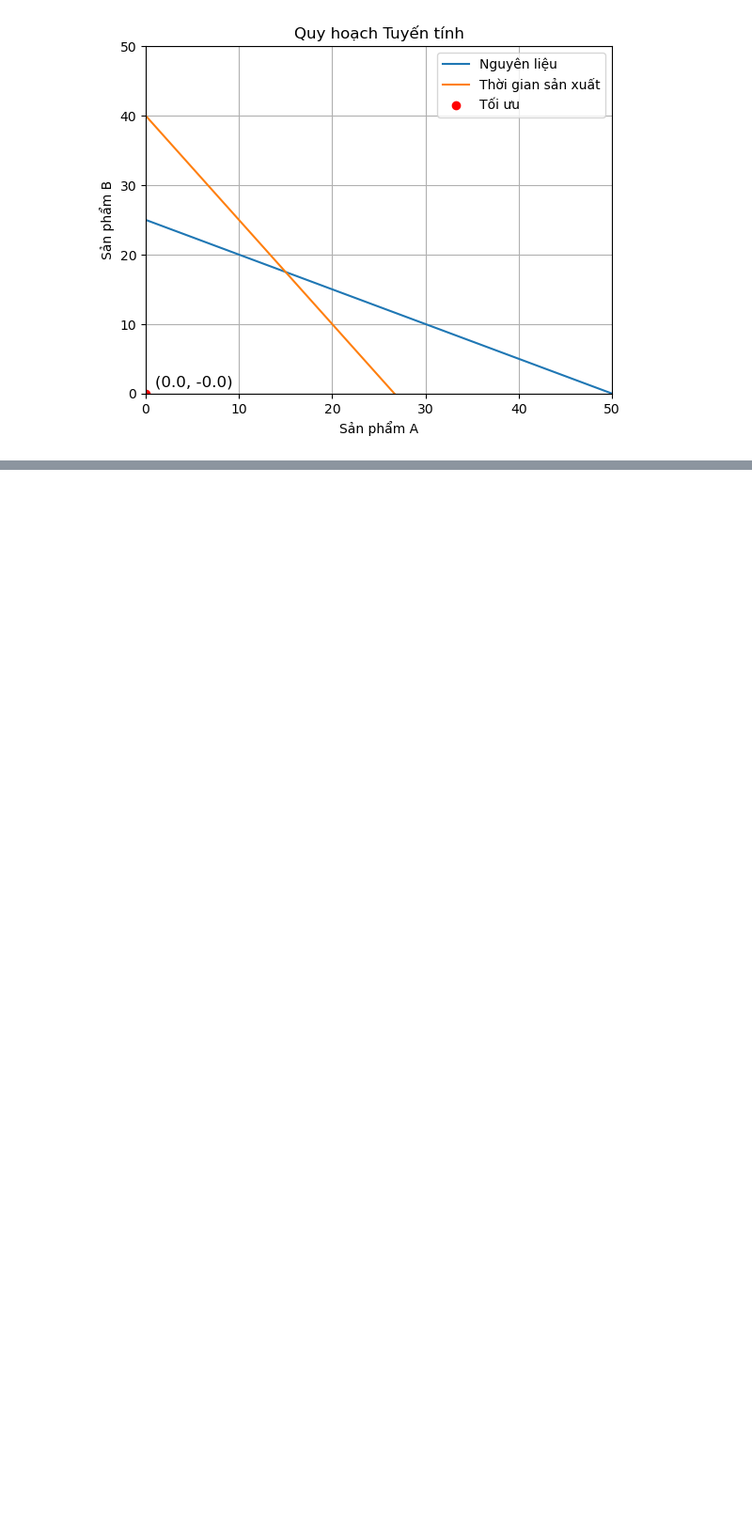
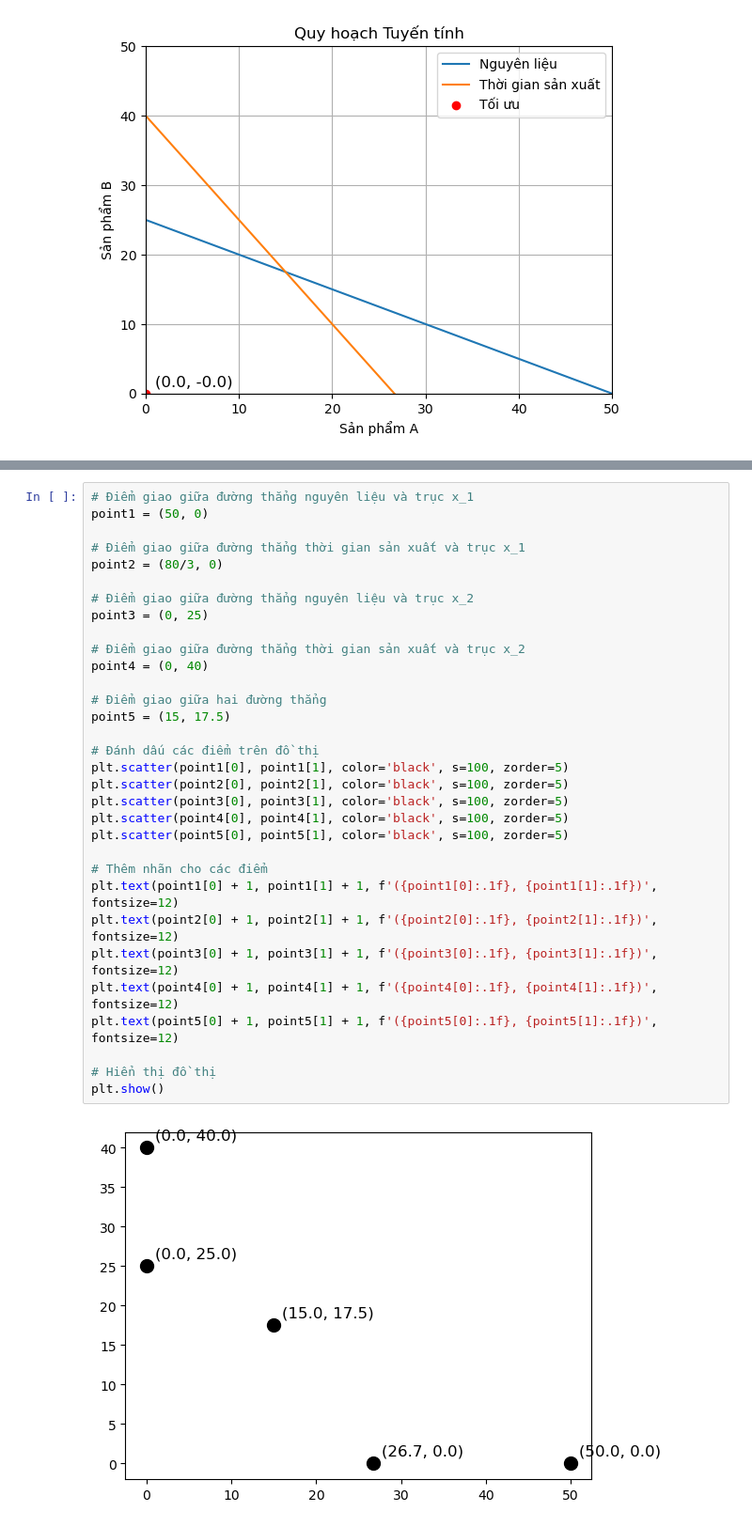
Before and after one commit to khang3004/Optimization_Course, a Jupyter notebook: demo_codes/demo_cvxopt_LinearPrograming.ipynb, the cells around one changed output, grey strips where cells are left out. Shown: that part at 94% size. Drawn from its saved outputs; the diff is of its cells as text; blank space fills up the shorter version.

```diff
--- a/demo_codes/demo_cvxopt_LinearPrograming.ipynb
+++ b/demo_codes/demo_cvxopt_LinearPrograming.ipynb
@@ -77,0 +138,34 @@ plt.show()
+# %%
+# Điểm giao giữa đường thẳng nguyên liệu và trục x_1
+point1 = (50, 0)
+
+# Điểm giao giữa đường thẳng thời gian sản xuất và trục x_1
+point2 = (80/3, 0)
+
+# Điểm giao giữa đường thẳng nguyên liệu và trục x_2
+point3 = (0, 25)
+
+# Điểm giao giữa đường thẳng thời gian sản xuất và trục x_2
+point4 = (0, 40)
+
+# Điểm giao giữa hai đường thẳng
+point5 = (15, 17.5)
+
+# Đánh dấu các điểm trên đồ thị
+plt.scatter(point1[0], point1[1], color='black', s=100, zorder=5)
+plt.scatter(point2[0], point2[1], color='black', s=100, zorder=5)
+plt.scatter(point3[0], point3[1], color='black', s=100, zorder=5)
+plt.scatter(point4[0], point4[1], color='black', s=100, zorder=5)
+plt.scatter(point5[0], point5[1], color='black', s=100, zorder=5)
+
+# Thêm nhãn cho các điểm
+plt.text(point1[0] + 1, point1[1] + 1, f'({point1[0]:.1f}, {point1[1]:.1f})', fontsize=12)
+plt.text(point2[0] + 1, point2[1] + 1, f'({point2[0]:.1f}, {point2[1]:.1f})', fontsize=12)
+plt.text(point3[0] + 1, point3[1] + 1, f'({point3[0]:.1f}, {point3[1]:.1f})', fontsize=12)
+plt.text(point4[0] + 1, point4[1] + 1, f'({point4[0]:.1f}, {point4[1]:.1f})', fontsize=12)
+plt.text(point5[0] + 1, point5[1] + 1, f'({point5[0]:.1f}, {point5[1]:.1f})', fontsize=12)
+
+# Hiển thị đồ thị
+plt.show()
+# %% [output]
+[figure, added]
```
Also changed, not shown: parts of 5 cells of this notebook, 4 other files.
